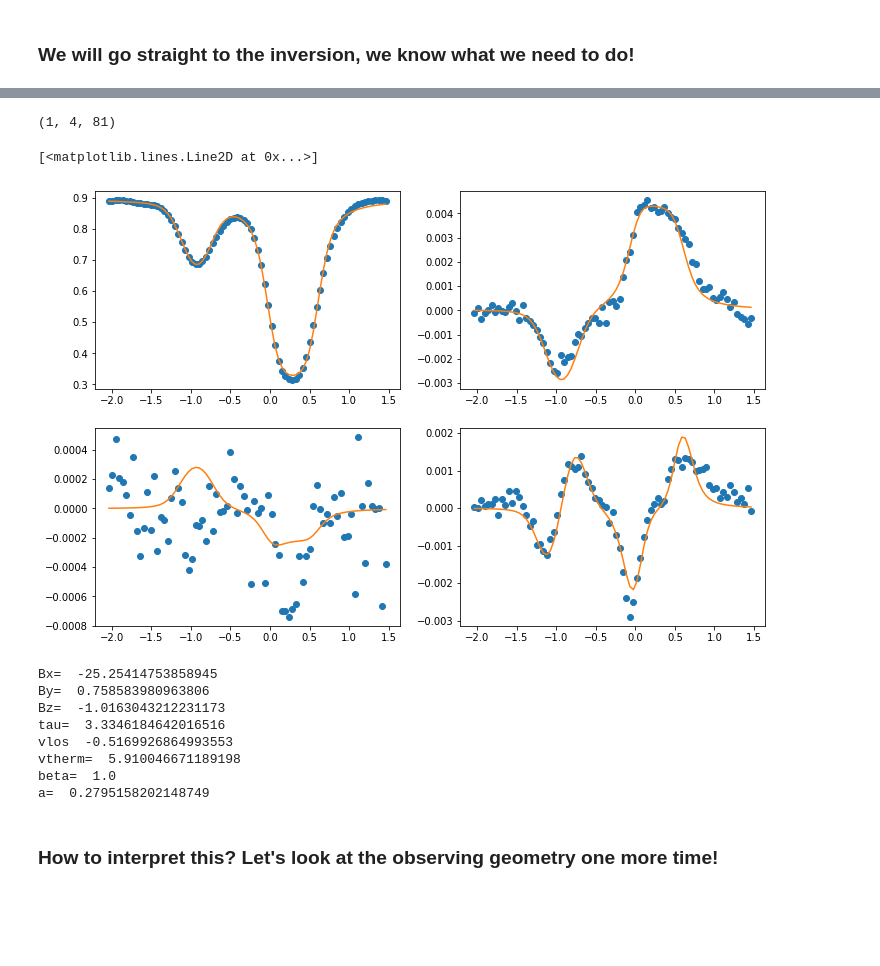
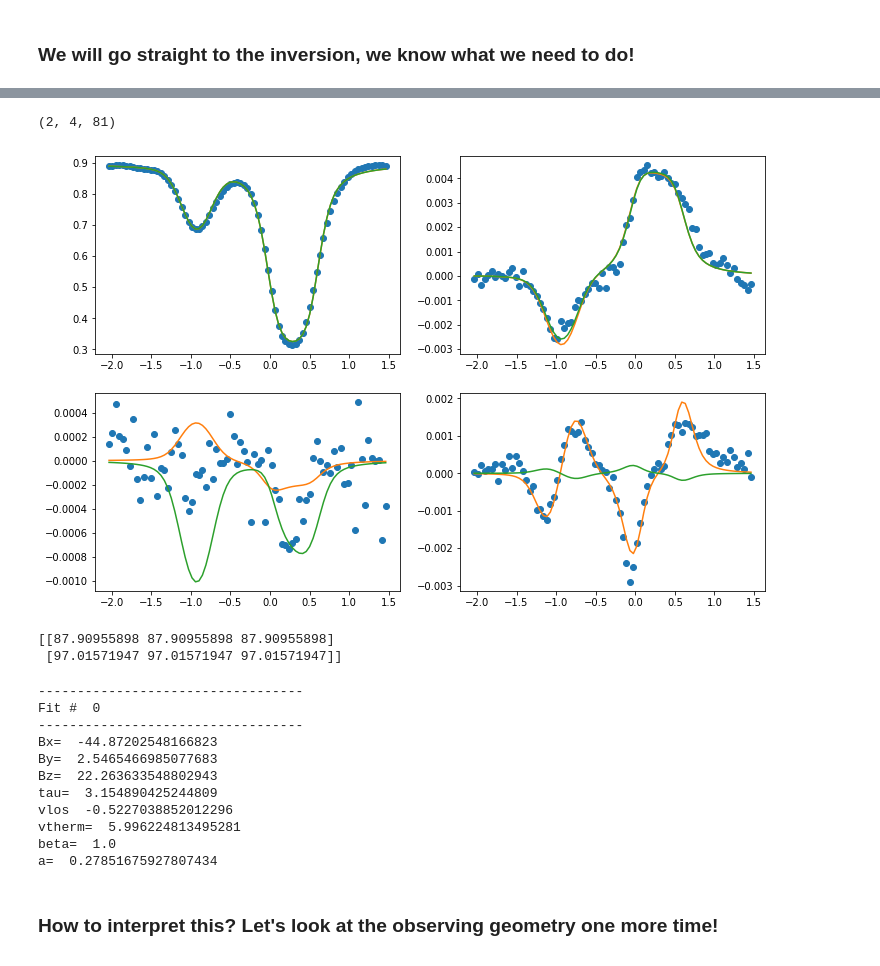
Before and after one commit to ivanzmilic/dkist_workshop_5, a Jupyter notebook: Hanle_single_profile_inversion.ipynb, the cells around one changed output, grey strips where cells are left out. Drawn from its saved outputs; the diff is of its cells as text; code cells hidden in the pictures; blank space fills up the shorter version.

```diff
--- a/Hanle_single_profile_inversion.ipynb
+++ b/Hanle_single_profile_inversion.ipynb
@@ -97,24 +95,36 @@ iterator.run_all_pixels()
 # %%
+nrand = 2
 result = h5py.File('output_onepixel.h5','r')
 fit = np.copy(result['spec1']['stokes'])
-fit = fit.reshape(1,4,n_wvl)
+fit = fit.reshape(nrand,4,n_wvl)
 fit.shape
 # %% [output]
-(1, 4, 81)
+(2, 4, 81)
 # %%
+n_rand = 2
 plt.figure(figsize=[12,8])
 plt.subplot(221)
 plt.plot(ll-10830,stokes_to_fit[0,:],'o')
-plt.plot(ll-10830,fit[0,0,:])
+for i in range(0,n_rand):
+    plt.plot(ll-10830,fit[i,0,:])
 plt.subplot(222)
 plt.plot(ll-10830,stokes_to_fit[1,:],'o')
-plt.plot(ll-10830,fit[0,1,:])
+for i in range(0,n_rand):
+    plt.plot(ll-10830,fit[i,1,:])
+
 plt.subplot(223)
 plt.plot(ll-10830,stokes_to_fit[2,:],'o')
-plt.plot(ll-10830,fit[0,2,:])
+for i in range(0,n_rand):
+    plt.plot(ll-10830,fit[i,2,:])
+
 plt.subplot(224)
 plt.plot(ll-10830,stokes_to_fit[3,:],'o')
-plt.plot(ll-10830,fit[0,3,:])
+for i in range(0,n_rand):
+    plt.plot(ll-10830,fit[i,3,:])
 # %% [output]
-[<matplotlib.lines.Line2D at 0x...>]
-[figure, old version]
+[figure, new version]
+# %%
+print(result['spec1']['chi2'][0])
+# %% [output]
+[[87.90955898 87.90955898 87.90955898]
+ [97.01571947 97.01571947 97.01571947]]
@@ -121,21 +133,28 @@ plt.plot(ll-10830,fit[0,3,:])
 # %%
 result['ch1'].keys()
 # Print them neatly:
-print ("Bx= ",result['ch1']['Bx'][0,0,0])
-print ("By= ",result['ch1']['By'][0,0,0])
-print ("Bz= ",result['ch1']['Bz'][0,0,0])
-print ("tau= ",result['ch1']['tau'][0,0,0])
-print ("vlos ",result['ch1']['v'][0,0,0])
-print ("vtherm= ",result['ch1']['deltav'][0,0,0])
-print ("beta= ",result['ch1']['beta'][0,0,0])
-print ("a= ",result['ch1']['a'][0,0,0])
+for i in good:
+    print ("----------------------------------")
+    print ("Fit # ",i)
+    print ("----------------------------------")
+    print ("Bx= ",result['ch1']['Bx'][0,i,0])
+    print ("By= ",result['ch1']['By'][0,i,0])
+    print ("Bz= ",result['ch1']['Bz'][0,i,0])
+    print ("tau= ",result['ch1']['tau'][0,i,0])
+    print ("vlos ",result['ch1']['v'][0,i,0])
+    print ("vtherm= ",result['ch1']['deltav'][0,i,0])
+    print ("beta= ",result['ch1']['beta'][0,i,0])
+    print ("a= ",result['ch1']['a'][0,i,0])
 result.close()
 # %% [output]
-Bx=  -25.25414753858945
-By=  0.758583980963806
-Bz=  -1.0163043212231173
-tau=  3.3346184642016516
-vlos  -0.5169926864993553
-vtherm=  5.910046671189198
+----------------------------------
+Fit #  0
+----------------------------------
+Bx=  -44.87202548166823
+By=  2.5465466985077683
+Bz=  22.263633548802943
+tau=  3.154890425244809
+vlos  -0.5227038852012296
+vtherm=  5.996224813495281
 beta=  1.0
-a=  0.2795158202148749
+a=  0.27851675927807434
```
Also changed, not shown: parts of 20 cells of this notebook, 1 other file.
